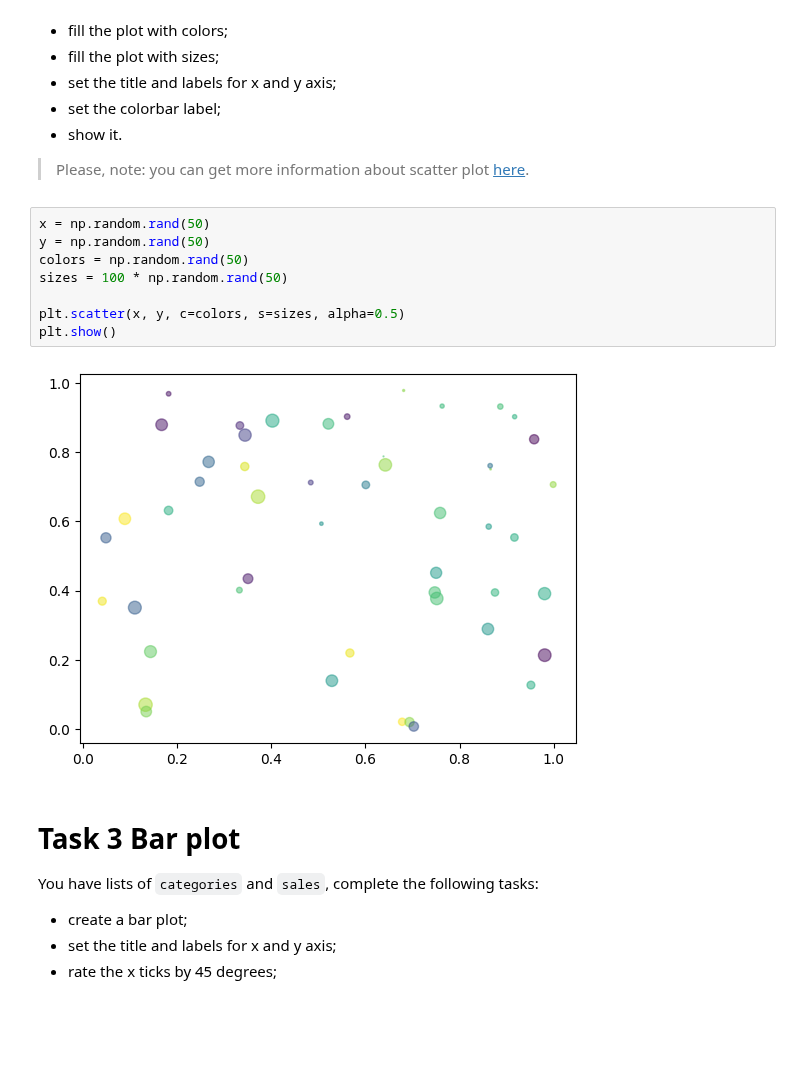
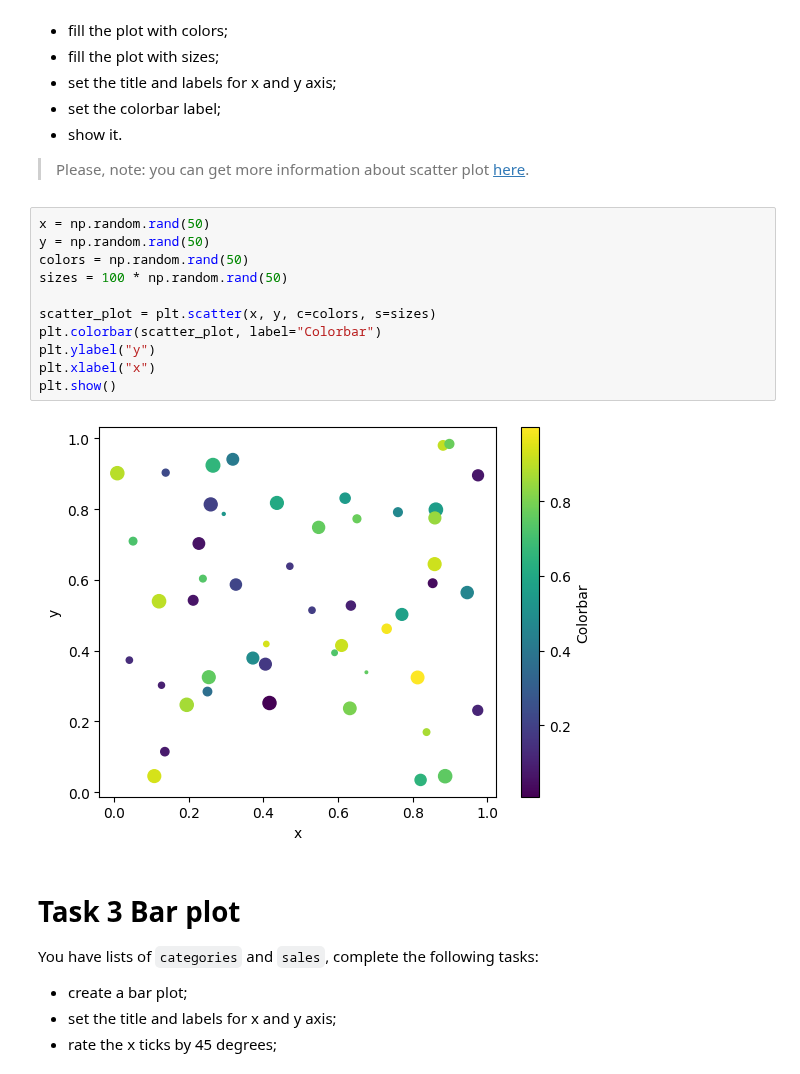
Before and after one commit to mate-academy/py-matplotlib, a Jupyter notebook: app/matplotlib.ipynb, the cells around one changed output. Cells and saved outputs as stored; diff of their text form; blank space fills up the shorter version.

```diff
--- a/app/matplotlib.ipynb
+++ b/app/matplotlib.ipynb
@@ -41,13 +42,16 @@ Complete the following tasks:
 # %%
 x = np.random.rand(50)
 y = np.random.rand(50)
 colors = np.random.rand(50)
 sizes = 100 * np.random.rand(50)
 
-plt.scatter(x, y, c=colors, s=sizes, alpha=0.5)
+scatter_plot = plt.scatter(x, y, c=colors, s=sizes)
+plt.colorbar(scatter_plot, label="Colorbar")
+plt.ylabel("y")
+plt.xlabel("x")
 plt.show()
 # %% [output]
-[figure, old version]
+[figure, new version]
 # %% [markdown]
 # Task 3 Bar plot
 
```
Also changed, not shown: parts of 3 cells of this notebook.
